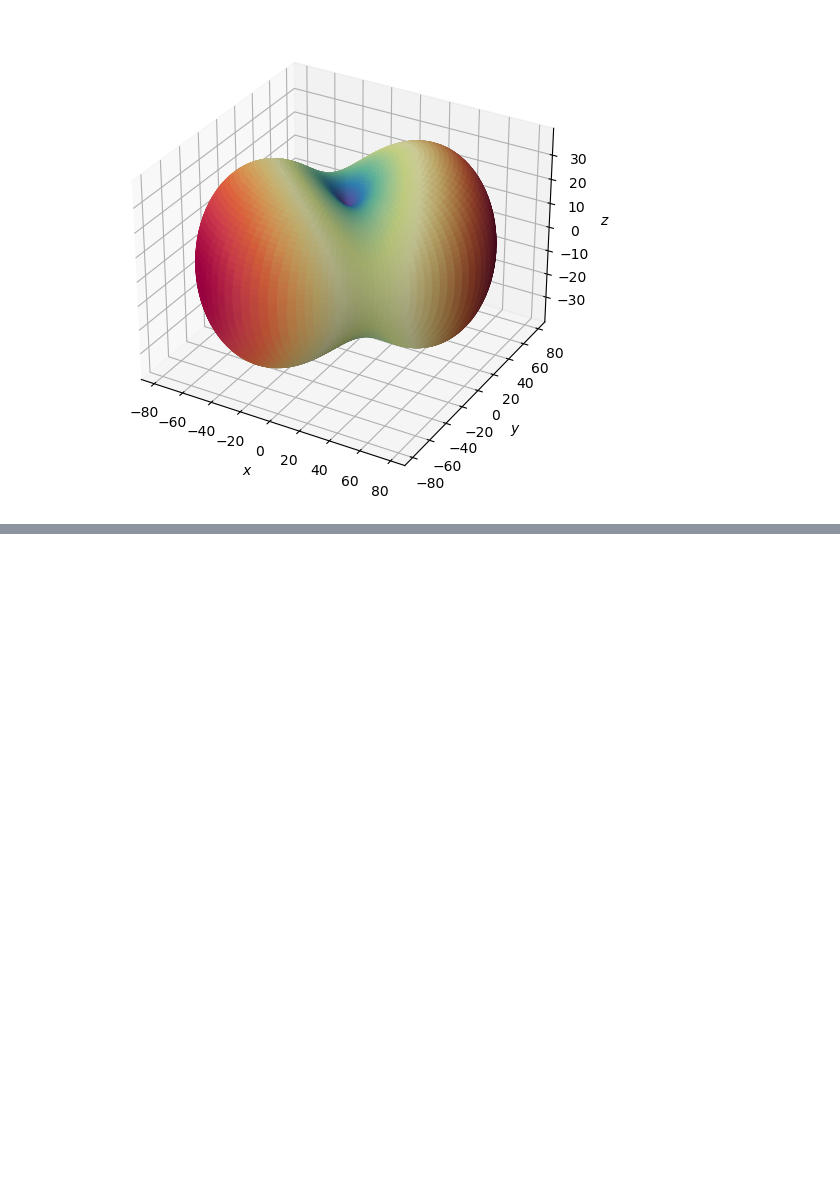
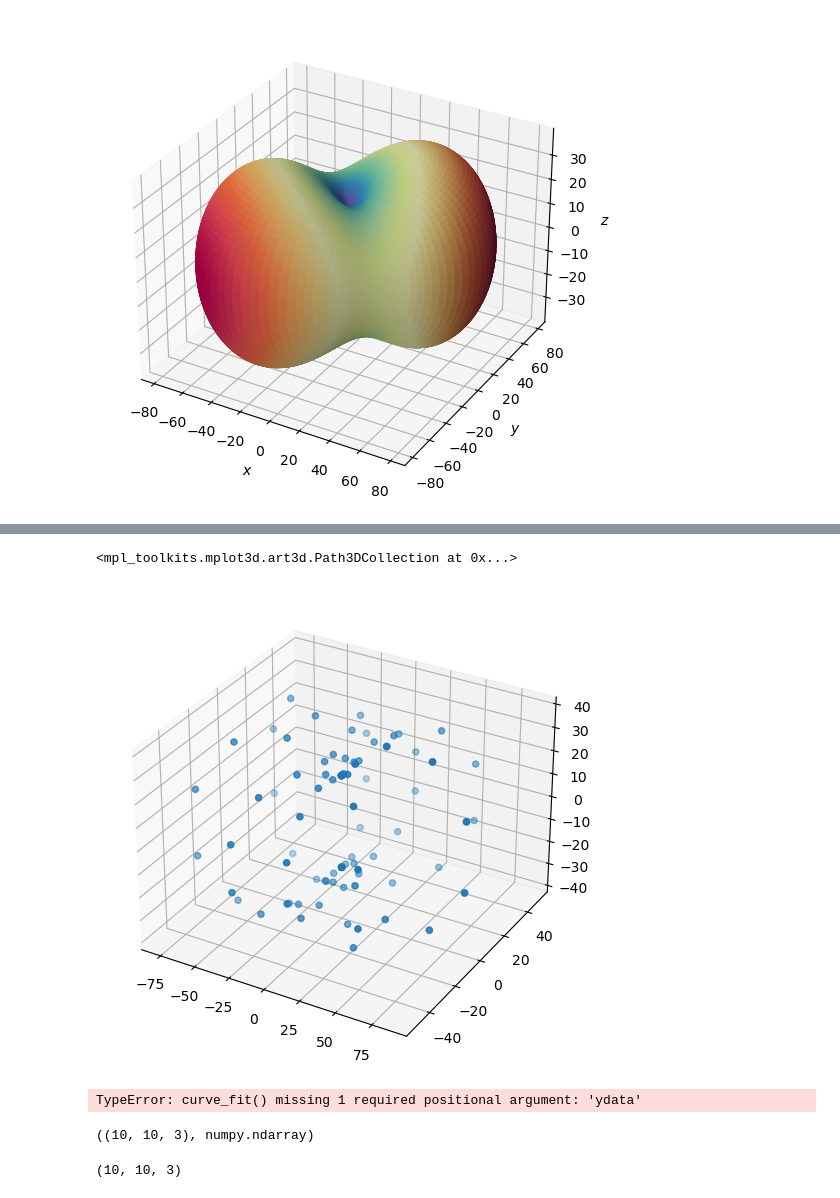
Before and after one commit to bertopadron/FTIR-EBSD, a Jupyter notebook: In_progress_MALS.ipynb, the cells around one changed output, grey strips where cells are left out. Cells and saved outputs as stored; diff of their text form; code cells hidden in the pictures; blank space fills up the shorter version.

```diff
--- a/In_progress_MALS.ipynb
+++ b/In_progress_MALS.ipynb
@@ -134,0 +187,20 @@ Text(0.5, 0, '$z$')
+# %%
+fig6, ax = plt.subplots(subplot_kw={"projection": "3d"}, constrained_layout=True)
+
+ax.scatter(x, y, z)
+# %% [output]
+<mpl_toolkits.mplot3d.art3d.Path3DCollection at 0x...>
+[figure, added]
+# %%
+curve_fit(func, T, p0=(1, 1, 1))
+# %% [output]
+TypeError: curve_fit() missing 1 required positional argument: 'ydata'
+# %%
+p = func(T, 45, 0, 0)
+p.shape, type(p)
+# %% [output]
+((10, 10, 3), numpy.ndarray)
+# %%
+T.shape
+# %% [output]
+(10, 10, 3)
```
Also changed, not shown: parts of 7 cells of this notebook.
